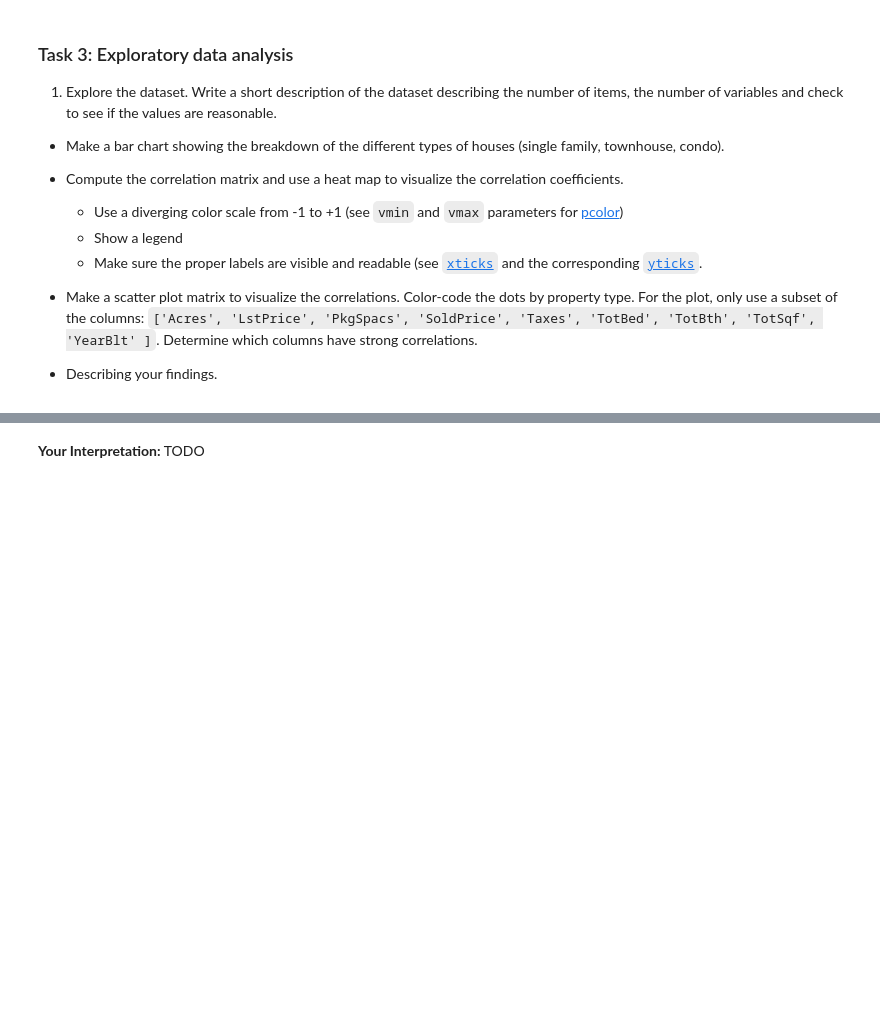
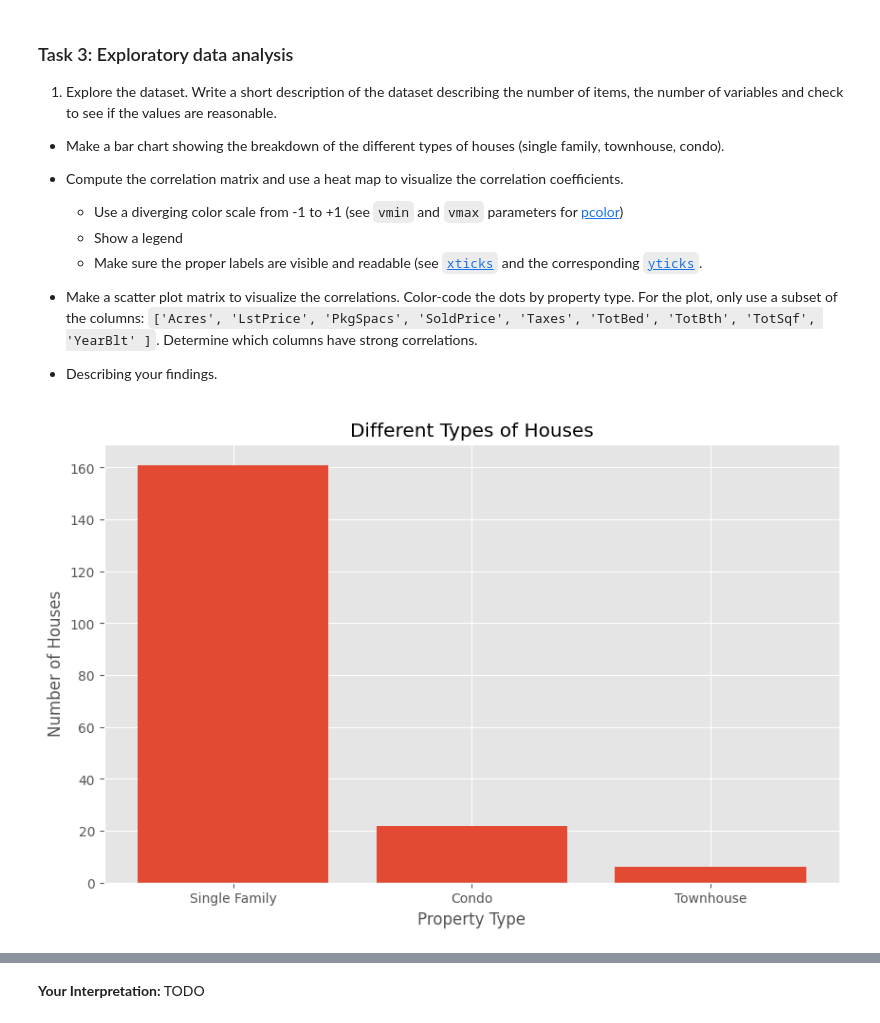
Before and after one commit to logancorrea/Intro-to-Data-Science, a Jupyter notebook: Homework/HW05/HW5.ipynb, the cells around one changed output, grey strips where cells are left out. Saved outputs shown, nothing was run; the diff lists cells and outputs as text; code cells hidden in the pictures; blank space fills up the shorter version.

```diff
--- a/Homework/HW05/HW5.ipynb
+++ b/Homework/HW05/HW5.ipynb
@@ -101,0 +94,12 @@ house_clean.head()
+# %%
+# explore dataset
+house_clean.describe()
+
+# Property type bar chart
+plt.bar(house_clean['PropType'].unique(), house_clean['PropType'].value_counts())
+plt.title('Different Types of Houses')
+plt.xlabel('Property Type')
+plt.ylabel('Number of Houses')
+plt.show()
+# %% [output]
+[figure, added]
```
Also changed, not shown: parts of 3 cells of this notebook.
